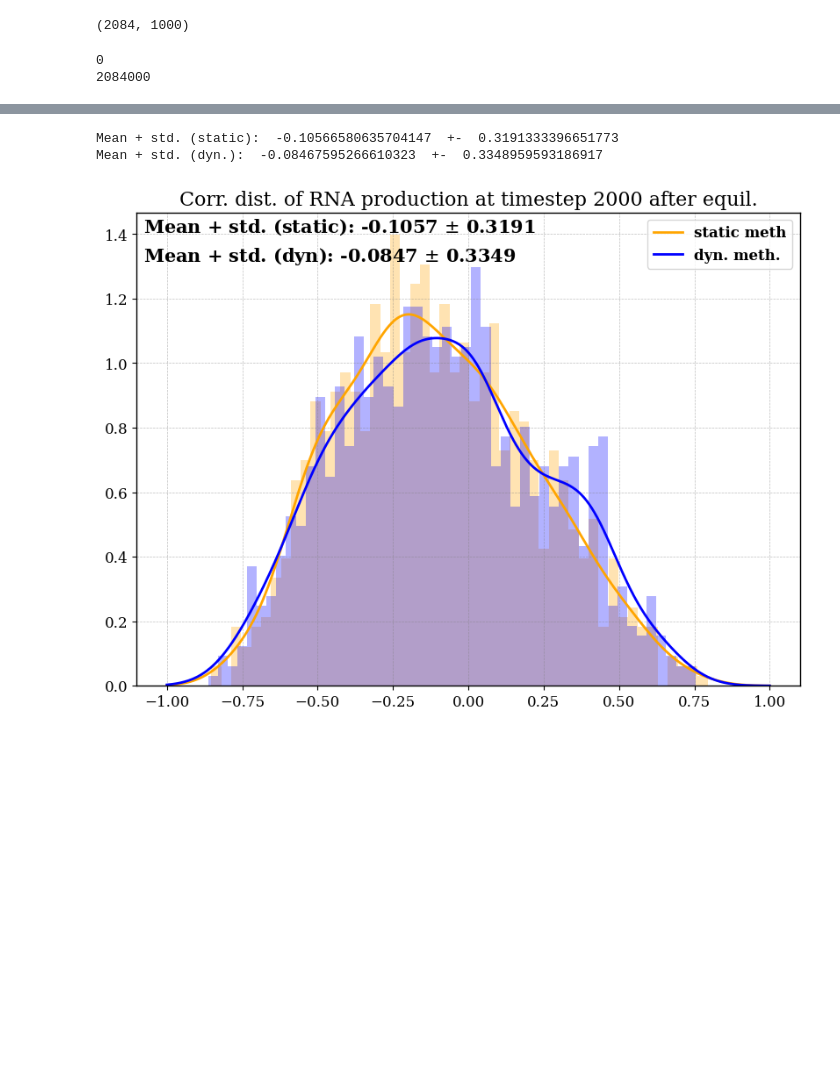
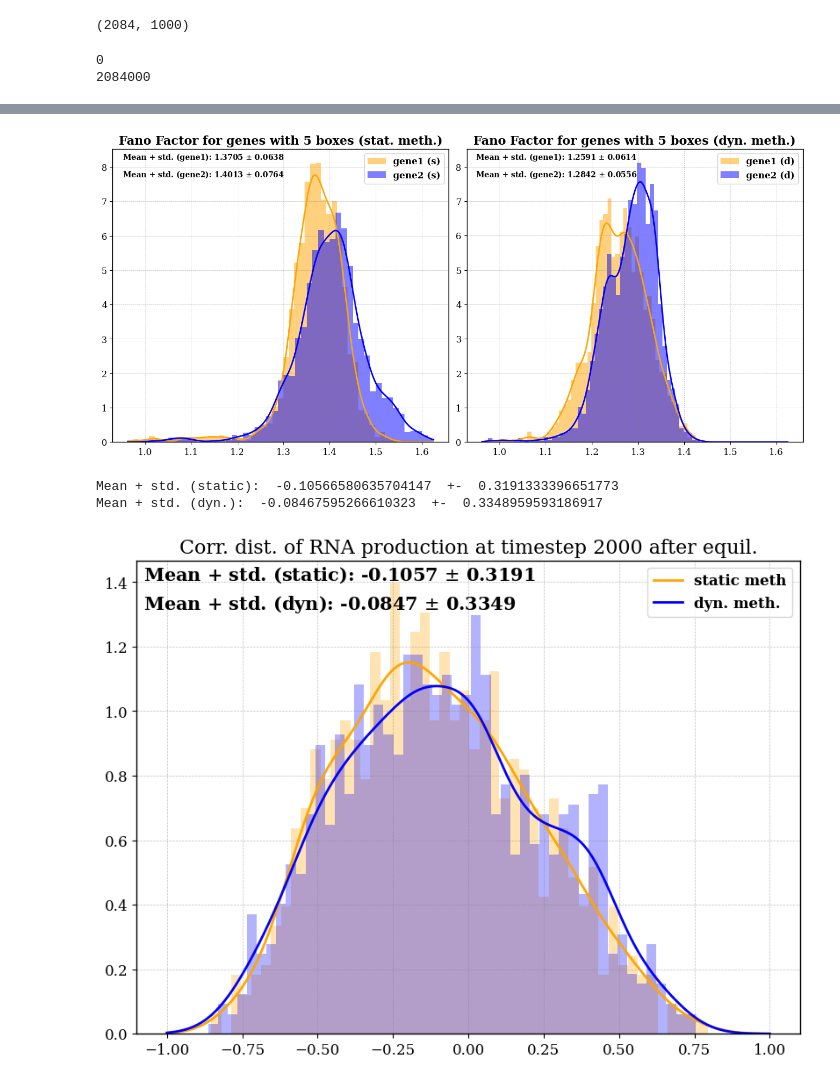
Before and after one commit to RicemanBoy/trafficRNA, a Jupyter notebook: trafficRNA.ipynb, the cells around one changed output, grey strips where cells are left out. Drawn from its saved outputs; the diff is of its cells as text; code cells hidden in the pictures; blank space fills up the shorter version.

```diff
--- a/trafficRNA.ipynb
+++ b/trafficRNA.ipynb
@@ -96,3 +102,45 @@ plt.show()
+# %%
+kde1, kde2 = stats.gaussian_kde(fano1), stats.gaussian_kde(fano2)
+
+kde1m, kde2m = stats.gaussian_kde(fano1_m), stats.gaussian_kde(fano2_m)
+
+m1, stdd1 = np.mean(fano1), np.std(fano1)
+m2, stdd2 = np.mean(fano2), np.std(fano2)
+
+mm1, stddm1 = np.mean(fano1_m), np.std(fano1_m)
+mm2, stddm2 = np.mean(fano2_m), np.std(fano2_m)
+
+xx = np.linspace(min(fano1+fano2+fano1_m+fano2_m), max(fano1+fano2+fano1_m+fano2_m), 1000)
+
+fig, (ax1,ax2) = plt.subplots(1,2,figsize=(13,6))
+ax1.hist(fano1, bins=50, density=True, label="gene1 (s)", alpha=0.5, color="orange")
+ax1.hist(fano2, bins=50, density=True, label="gene2 (s)", alpha=0.5, color="blue")
+ax1.plot(xx, kde1(xx), color="orange")
+ax1.plot(xx, kde2(xx), color="blue")
+ax1.legend(prop={'weight': "bold"})
+
+
+ax2.hist(fano1_m, bins=50, density=True, label="gene1 (d)", alpha=0.5, color="orange")
+ax2.hist(fano2_m, bins=50, density=True, label="gene2 (d)", alpha=0.5, color="blue")
+ax2.plot(xx, kde1m(xx), color="orange")
+ax2.plot(xx, kde2m(xx), color="blue")
+ax2.legend(prop={'weight': "bold"})
+
+kwargs = {"ha":"left", "va":"top", "transform":ax1.transAxes, "fontsize":10, "fontweight":"bold"}
+
+ax1.text(0.03, 0.99, r"Mean + std. (gene1): {} $\pm$ {}".format(round(m1,4), round(stdd1,4)), kwargs)
+ax1.text(0.03, 0.93, r"Mean + std. (gene2): {} $\pm$ {}".format(round(m2,4), round(stdd2,4)), kwargs)
+
+ax2.text(1.08, 0.99, r"Mean + std. (gene1): {} $\pm$ {}".format(round(mm1,4), round(stddm1,4)), kwargs)
+ax2.text(1.08, 0.93, r"Mean + std. (gene2): {} $\pm$ {}".format(round(mm2,4), round(stddm2,4)), kwargs)
+
+ax1.set_title("Fano Factor for genes with {} boxes (stat. meth.)".format(n), fontweight="bold")
+ax2.set_title("Fano Factor for genes with {} boxes (dyn. meth.)".format(n), fontweight="bold")
+plt.legend(prop={'weight': "bold"})
+#plt.savefig("figures/fano5.png", dpi=300)
+plt.show()
+# %% [output]
+[figure, added]
 # %%
 mod_corrx, mod_corrxm = corrx.T, corrxm.T
 
```
Also changed, not shown: parts of 2 cells of this notebook, 2 other files.
